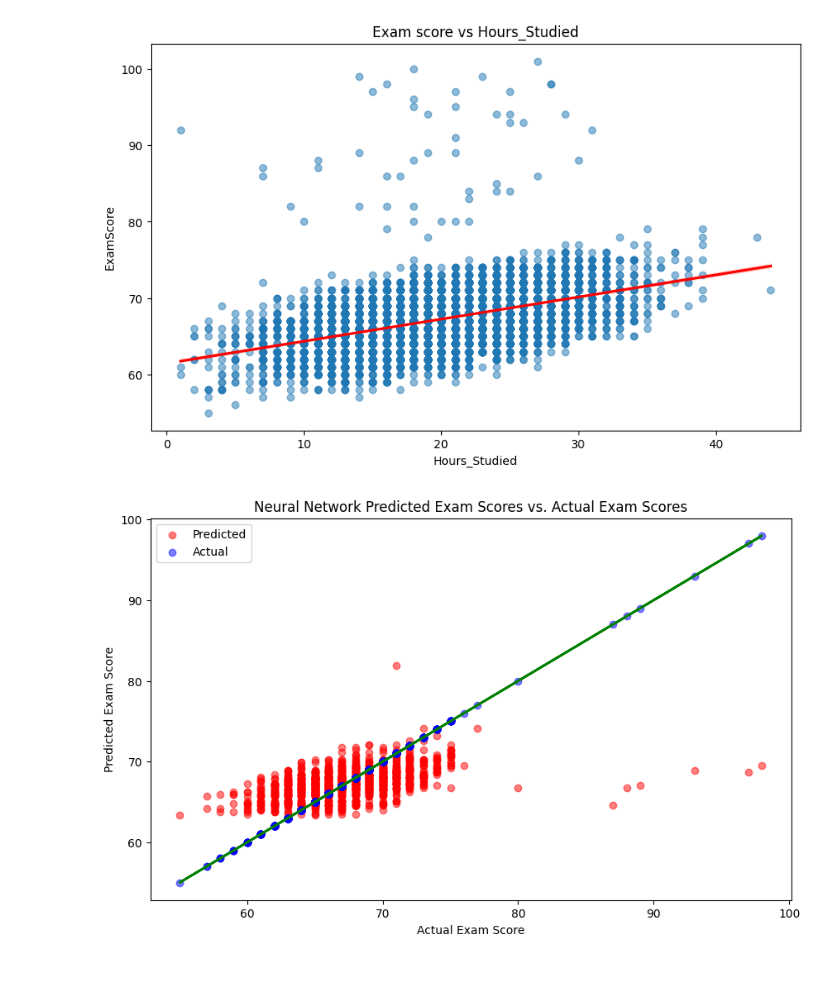
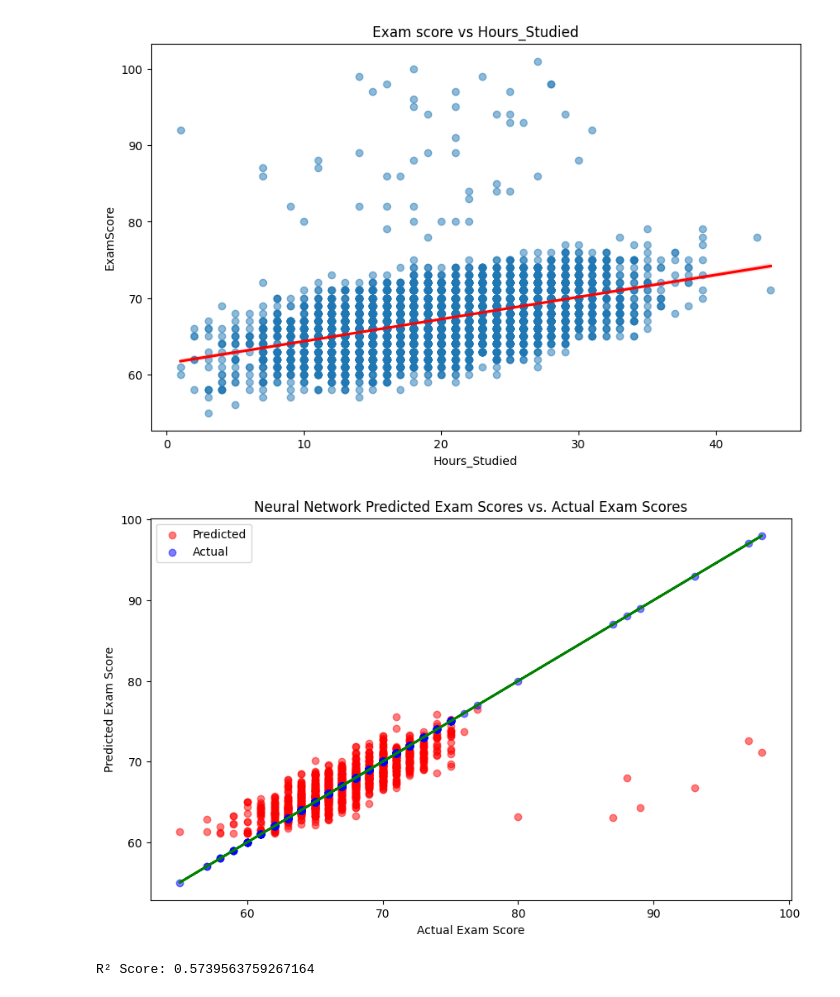
Before and after one commit to SalajanPaul/Lab-5-exemple-20241029, a Jupyter notebook: Untitled-1.ipynb, the cells around one changed output. Saved outputs shown, nothing was run; the diff lists cells and outputs as text; code cells hidden in the pictures.

```diff
--- a/Untitled-1.ipynb
+++ b/Untitled-1.ipynb
@@ -27,36 +27,41 @@ from sklearn.neural_network import MLPRegressor
 data_path = "StudentPerformanceFactors.csv"
 data = pd.read_csv(data_path)
 
-X = data['Hours_Studied'].values.reshape(-1, 1)
+X = data[['Hours_Studied', 'Attendance']].values
 y = data['Exam_Score'].values
 
 scaler = StandardScaler()
 X_scaled = scaler.fit_transform(X)
 
 X_train, X_test, y_train, y_test = train_test_split(X_scaled, y, test_size=0.2, random_state=42)
 
 nn_model = MLPRegressor(
     hidden_layer_sizes=(100,),
     activation='relu',
     solver='adam',
     max_iter=500,
     random_state=42
 )
 
 nn_model.fit(X_train, y_train)
 
 y_pred_nn = nn_model.predict(X_test)
 
 plt.figure(figsize=(10, 6))
 plt.scatter(y_test, y_pred_nn, alpha=0.5, color='red', label='Predicted')
 plt.scatter(y_test, y_test, alpha=0.5, color='blue', label='Actual')
 
 plt.plot(y_test, y_test, color='green', linewidth=2)
 
 plt.title('Neural Network Predicted Exam Scores vs. Actual Exam Scores')
 plt.xlabel('Actual Exam Score')
 plt.ylabel('Predicted Exam Score')
 plt.legend()
 plt.show()
 # %% [output]
-[figure, old version]
+[figure, new version]
+# %%
+r2_score = nn_model.score(X_test, y_test)
+print(f"R² Score: {r2_score}")
+# %% [output]
+R² Score: 0.5739563759267164
```
